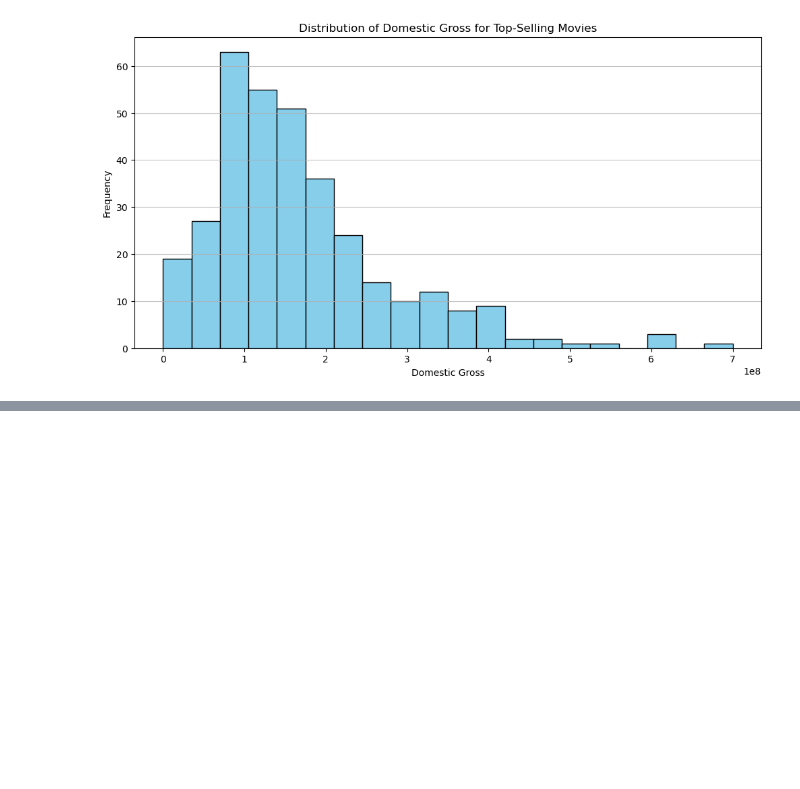
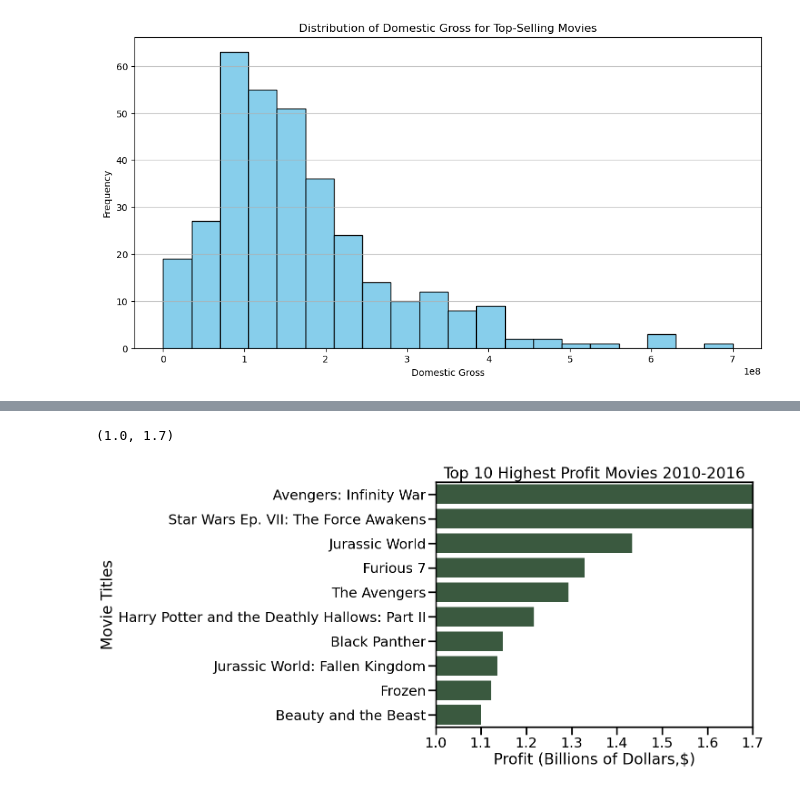
Before and after one commit to EstherMoringa/dsc-phase-1-project-v2-4, a Jupyter notebook: student.ipynb, the cells around one changed output, grey strips where cells are left out. Saved outputs shown, nothing was run; the diff lists cells and outputs as text; code cells hidden in the pictures; blank space fills up the shorter version.

```diff
--- a/student.ipynb
+++ b/student.ipynb
@@ -293,0 +604,7 @@ Mode Domestic Gross: $130199999.0
+# %%
+print('Newest movie:', df_budget['release_date'].max())
+print('Oldest movie:', df_budget['release_date'].min())
+# Create anew column by changing the release_date to years
+df_budget['year'] = pd.DatetimeIndex(df_budget['release_date']).year
+last_15years = df_budget[(df_budget['year'] >= 2010)]
+last_15years
@@ -293,0 +665,14 @@ Mode Domestic Gross: $130199999.0
+# %%
+height_top10_budget = sorted(last_15years.sort_values(by='production_budget', ascending=False)[:10]['production_budget'].tolist())
+top10_budget = last_15years.sort_values(by='production_budget', ascending=False)['movie'][:10].tolist()
+top10_budget.reverse()
+#Find
+for i in range(len(height_top10_budget)):
+    height_top10_budget[i] /= 1000000000
+# order is in ascending
+profit_b = sorted(last_15years.sort_values(by='profit', ascending=False)['profit'].tolist())
+for i in range(len(profit_b)):
+    profit_b[i] /= 100000000
+#find the top profitable in the past 15 years.
+top_profitable_movies_in10years = last_15years.sort_values('profit', ascending = False).iloc[:10]
+top_profitable_movies_in10years
@@ -293,0 +693,3 @@ Mode Domestic Gross: $130199999.0
+# %%
+df_budget['profit'] = df_budget['worldwide_gross'] - df_budget['production_budget']
+df_budget.head()
@@ -293,0 +703,3 @@ Mode Domestic Gross: $130199999.0
+# %%
+last_15years = df_budget[(df_budget['year'] >= 2010)]
+last_15years
@@ -293,0 +735,16 @@ Mode Domestic Gross: $130199999.0
+# %%
+height_top10_profit = sorted(last_15years.sort_values(by='profit', ascending=False)[:10]['profit'].tolist())
+top10_profit = last_15years.sort_values(by='profit', ascending=False)['movie'][:10].tolist()
+height_top10_profit.reverse()
+
+for i in range(len(height_top10_profit)):
+    height_top10_profit[i] /= 1000000000
+#Plotting the graph
+fig, ax = plt.subplots(figsize=(9, 7))
+ax.set_xlim(0.75, 1.8)
+barplot = sns.barplot(x = height_top10_profit, y = top10_profit, color='#355E3B')
+barplot.set(title = 'Top 10 Highest Profit Movies 2010-2016', xlabel = 'Profit (Billions of Dollars,$)', ylabel = 'Movie Titles')
+ax.set_xlim(1, 1.7)
+# %% [output]
+(1.0, 1.7)
+[figure, added]
```
Also changed, not shown: parts of 39 cells of this notebook.
